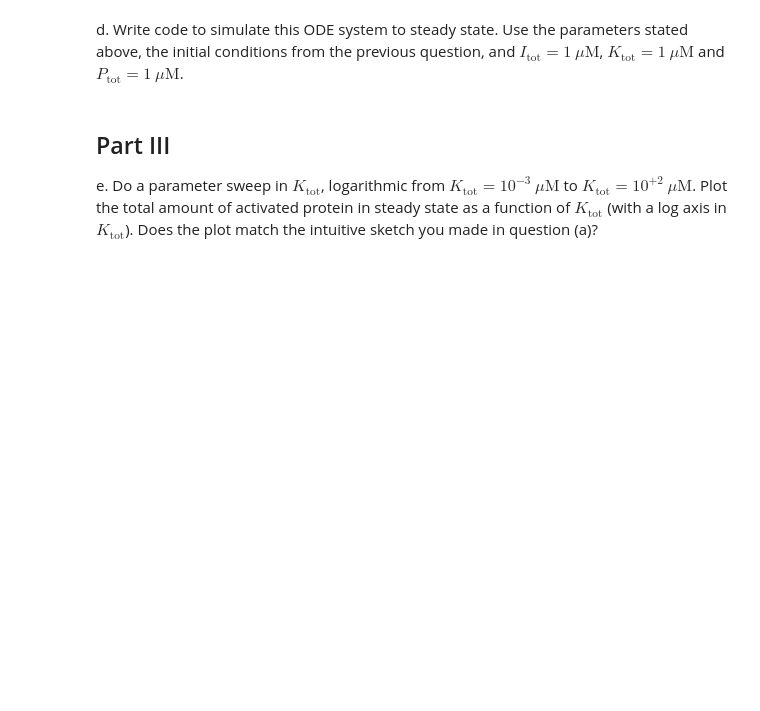
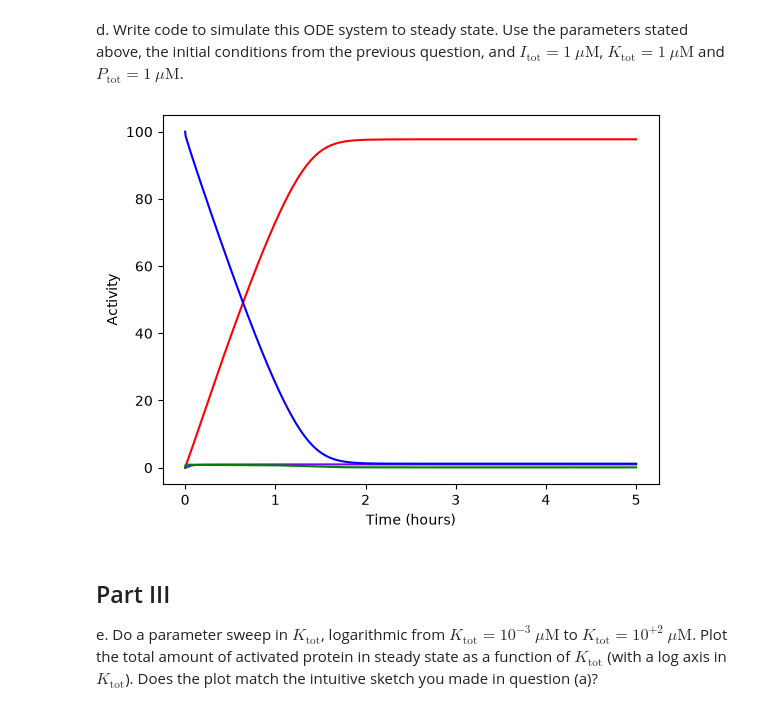
Before and after one commit to Jogar042/MCSBBootcamp, a Jupyter notebook: docs/PS4_futile-cycle.ipynb, the cells around one changed output. Saved outputs shown, nothing was run; the diff lists cells and outputs as text; code cells hidden in the pictures; blank space fills up the shorter version.

```diff
--- a/docs/PS4_futile-cycle.ipynb
+++ b/docs/PS4_futile-cycle.ipynb
@@ -101,6 +113,48 @@ d.  Write code to simulate this ODE system to steady state. Use the
     $P_\mathrm{tot}=1~\mu\mathrm{M}$.
 # %%
 # Your code here.
+I = 1 # Inactive
+A = 0 # Active
+AP = 0 # Bound Active-Phosphatase
+IK = 0 # Bound Inactive-Kinase
+P = 1 # Phosphatase
+K = 1 # Kinase
+t = 0 # Time
+kon_a = 10
+koff_a = 10
+kcat_a = 100
+kon_i = 10
+koff_i = 10
+kcat_i = 10
+
+
+def dxdt(t, state):
+    A, AP, I, IK = state
+
+    dA_dt = -kon_a * (P - AP) * A + koff_a * AP + kcat_a * IK
+    dAP_dt = kon_a * (P - AP) * A - koff_a * AP - kcat_i * AP
+    dI_dt = -kon_i * (K - IK) * I + koff_i * IK + kcat_i * AP
+    dIK_dt = kon_i * (K - IK) * I - koff_i * IK - kcat_a * IK
+
+    return [dA_dt, dAP_dt, dI_dt, dIK_dt]
+
+
+sol = solve_ivp(dxdt, [0, 5], [0.0, 0.0, 100, 0.0], t_eval=np.linspace(0, 5, 1000))
+
+T = sol.t
+Active, ActivePhosphatase, Inactive, InactiveKinase = sol.y
+
+fig, ax = plt.subplots()
+ax.plot(T, Active, "-r") # red active
+ax.plot(T, ActivePhosphatase, "-", color=[0.5, 0, 1]) # purpule is active-phsophatase
+ax.plot(T, Inactive, "b") # blue inactive
+ax.plot(T, InactiveKinase, "g") # green inactive-kinase
+
+ax.set_ylabel("Activity")
+ax.set_xlabel("Time (hours)")
+plt.show()
+# %% [output]
+[figure, added]
 # %% [markdown]
 ## Part III
 
```
Also changed, not shown: parts of 5 cells of this notebook, 1 other file.
